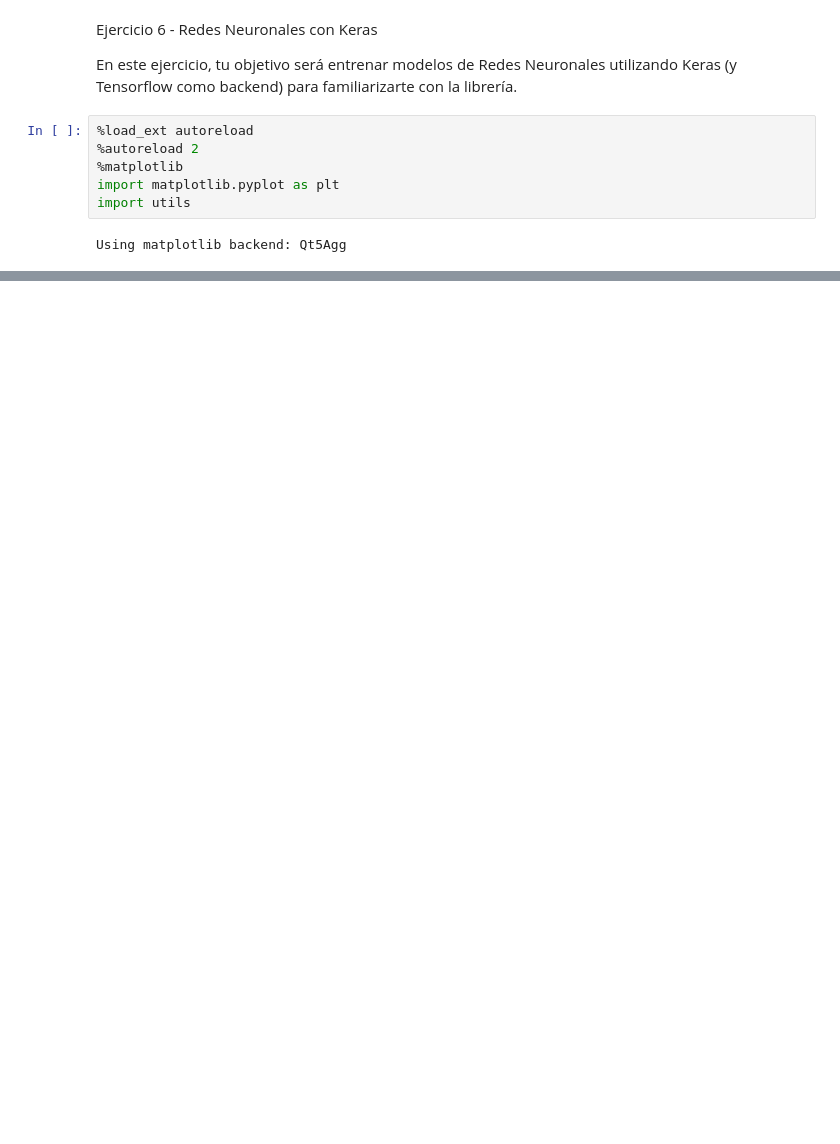
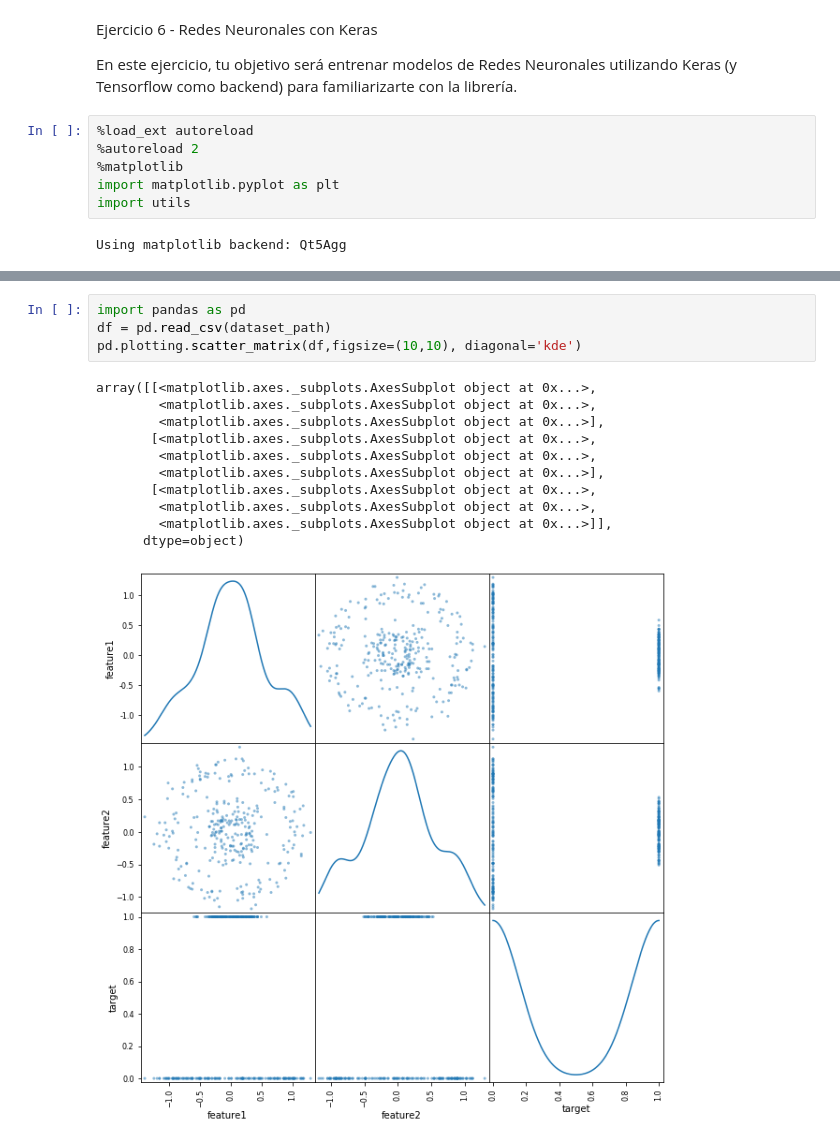
Before and after one commit to chudix/deep_learning, a Jupyter notebook: practica/2/Ejercicio 6 - Redes Neuronales con Keras y varios conjuntos de datos.ipynb, the cells around one changed output, grey strips where cells are left out. Cells and saved outputs as stored; diff of their text form; blank space fills up the shorter version.

```diff
--- a/practica/2/Ejercicio 6 - Redes Neuronales con Keras y varios conjuntos de datos.ipynb
+++ b/practica/2/Ejercicio 6 - Redes Neuronales con Keras y varios conjuntos de datos.ipynb
@@ -108,0 +149,16 @@ KeyError: 'val_acc'
+# %%
+import pandas as pd
+df = pd.read_csv(dataset_path)
+pd.plotting.scatter_matrix(df,figsize=(10,10), diagonal='kde')
+# %% [output]
+array([[<matplotlib.axes._subplots.AxesSubplot object at 0x...>,
+        <matplotlib.axes._subplots.AxesSubplot object at 0x...>,
+        <matplotlib.axes._subplots.AxesSubplot object at 0x...>],
+       [<matplotlib.axes._subplots.AxesSubplot object at 0x...>,
+        <matplotlib.axes._subplots.AxesSubplot object at 0x...>,
+        <matplotlib.axes._subplots.AxesSubplot object at 0x...>],
+       [<matplotlib.axes._subplots.AxesSubplot object at 0x...>,
+        <matplotlib.axes._subplots.AxesSubplot object at 0x...>,
+        <matplotlib.axes._subplots.AxesSubplot object at 0x...>]],
+      dtype=object)
+[figure, added]
```
Also changed, not shown: parts of 7 cells of this notebook, 4 other files.
